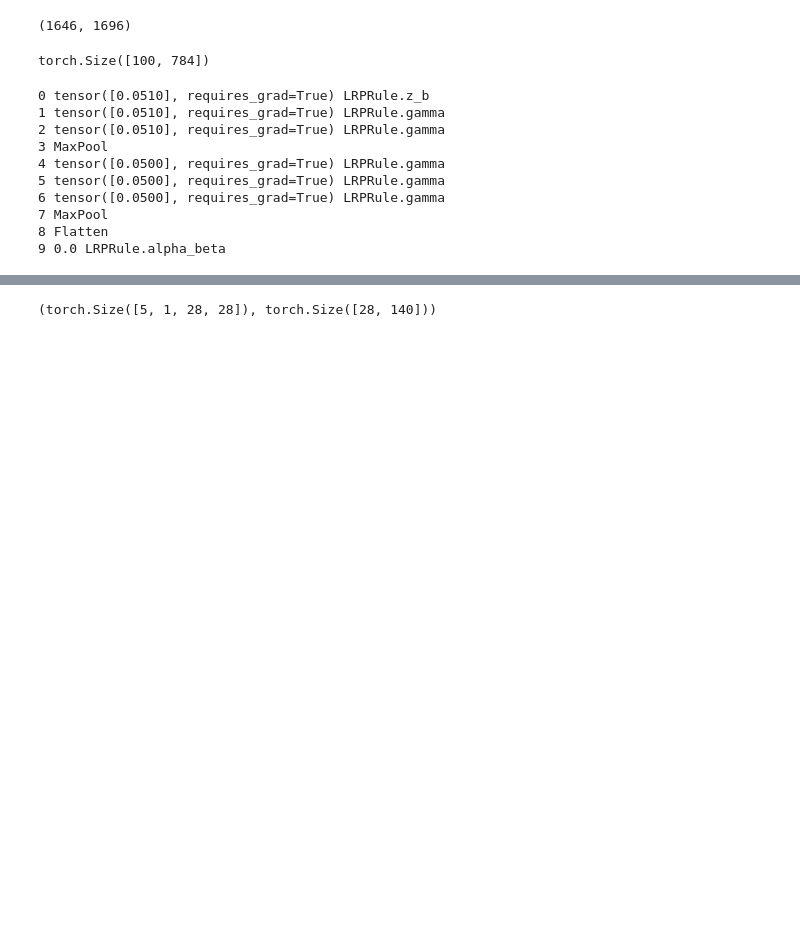
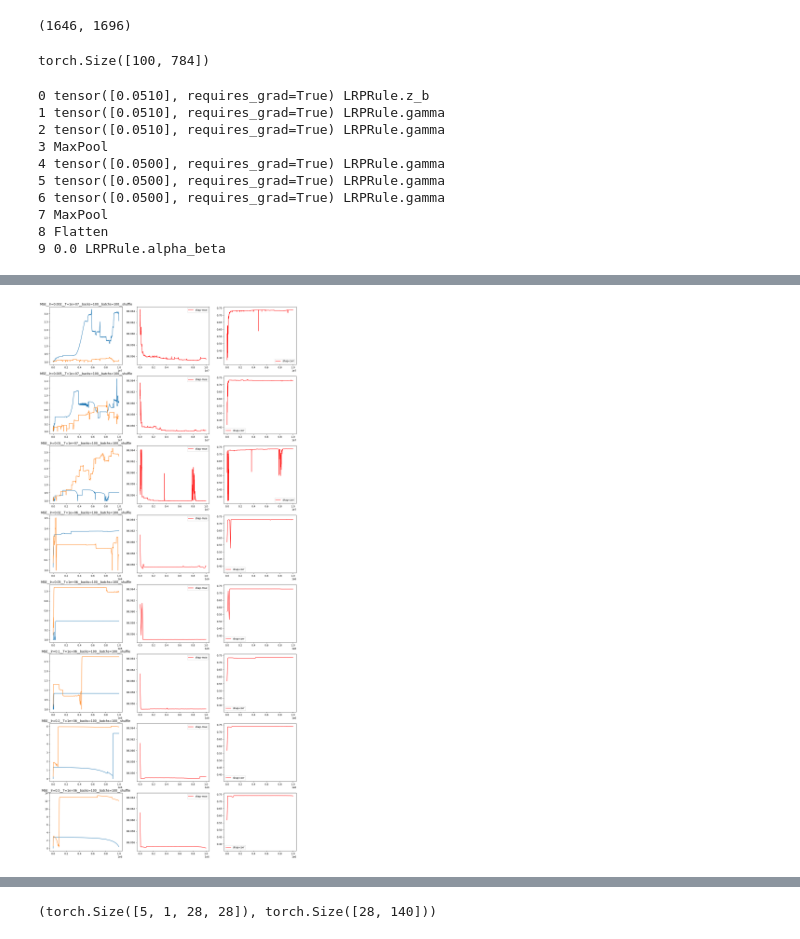
Before and after one commit to johannesmaess/investigation, a Jupyter notebook: shap-approximating-with-lrp-kessel.ipynb, the cells around one changed output, grey strips where cells are left out. Cells and saved outputs as stored; diff of their text form; code cells hidden in the pictures; blank space fills up the shorter version.

Commit message:
gridsearch lrp, learn lrp, visualizations (unfinished work)

```diff
--- a/shap-approximating-with-lrp-kessel.ipynb
+++ b/shap-approximating-with-lrp-kessel.ipynb
@@ -98,9 +81,6 @@ shaps = load_shaps('d3', shap_configs[0])
 shaps.shape
 # %% [output]
 (8400, 10, 1, 28, 28)
-# %%
-batch_size = 100
-test_loader_shap = data_loaders(shapley_values_for=('d3', shap_configs[0]), shuffle=False, batch_size=batch_size)
 # %%
 shaps1 = load_data('d3', 'shap__background_size-100__batch_size-10__model-cb1-8-8-8_cb2-16-16-16_seed-0__batch-0001-0840')
 # %%
@@ -369,11 +258,0 @@ ax.plot(gammas)
-# %%
-tag = 'results__SGD_shap__all_batches__MAE_v1'
-# save_data('d3', tag, (gammas, gammas_t, errs, errs_t))
-
-gs, gs_t, es, es_t = load_data('d3', tag)
-
-fig, ax = plt.subplots()
-ax.plot(gs_t, gs)
-ax2 = ax.twinx()
-ax2.plot(es_t, es, c='r')
-ax2.set_ylim((min(es), max(es)))
@@ -388,9 +258,0 @@ Attempting to set identical low and high ylims makes transformation singular; au
-# %%
-tag = 'results__SGD_shap__all_batches__MSE_v1'
-# save_data('d3', tag, (gammas, losses))
-
-gs, ls = load_data('d3', tag)
-
-fig, ax = plt.subplots()
-ax.plot(gs)
-# ax.twinx().plot(ls, c='r')
@@ -406,0 +279,3 @@ len(gs)
+# %%
+llrp_tags = list(get_matching_tags('d3', ['llrp__V1__model=cb1-8-8-8_cb2-16-16-16_seed-0', 'MSE', 'shuffle']))
+[tag[47:] for tag in llrp_tags]
@@ -406,0 +291,19 @@ len(gs)
+# %%
+n_cols = 1 + 2 # (len(es[0] == 0)
+n_rows = len(llrp_tags)
+fig, axs = plt.subplots(n_rows, n_cols, figsize=(6*n_cols, 5*n_rows))
+
+for tag, axs_row in zip(llrp_tags, axs):
+    gs, gs_t, es, es_t, es_tag = load_data('d3', tag)
+
+    axs_row[0].plot(gs_t, gs)
+    axs_row[0].set_title(tag[73:])
+
+    for i, (e, e_tag) in enumerate(zip(np.array(es).T, es_tag)):
+        axs_row[i+1].sharey(axs[0][i+1])
+        axs_row[i+1].plot(es_t, e, c='r', label=e_tag)
+        axs_row[i+1].legend()
+
+plt.show()
+# %% [output]
+[figure, added]
```
Also changed, not shown: parts of 68 cells of this notebook, 4 other files.
